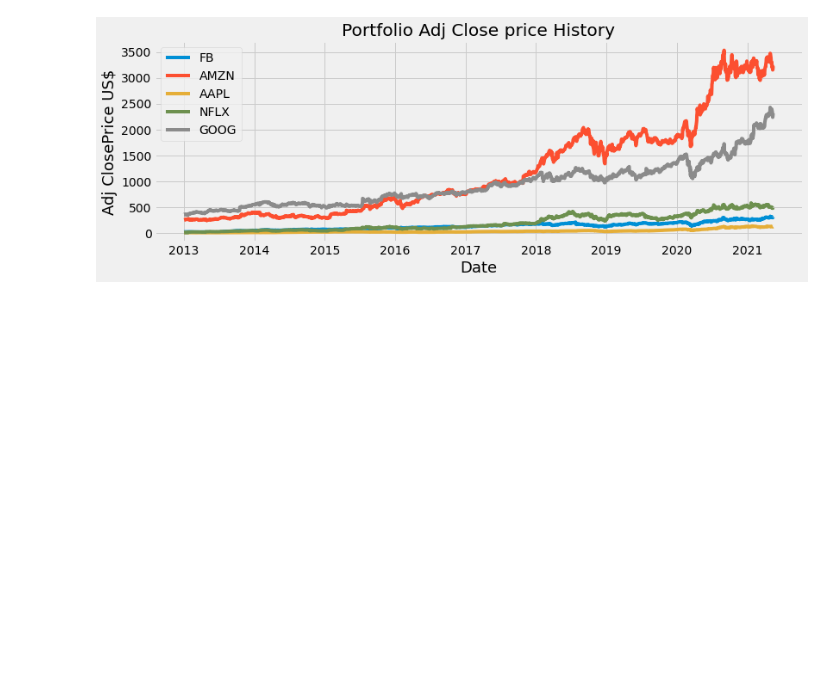
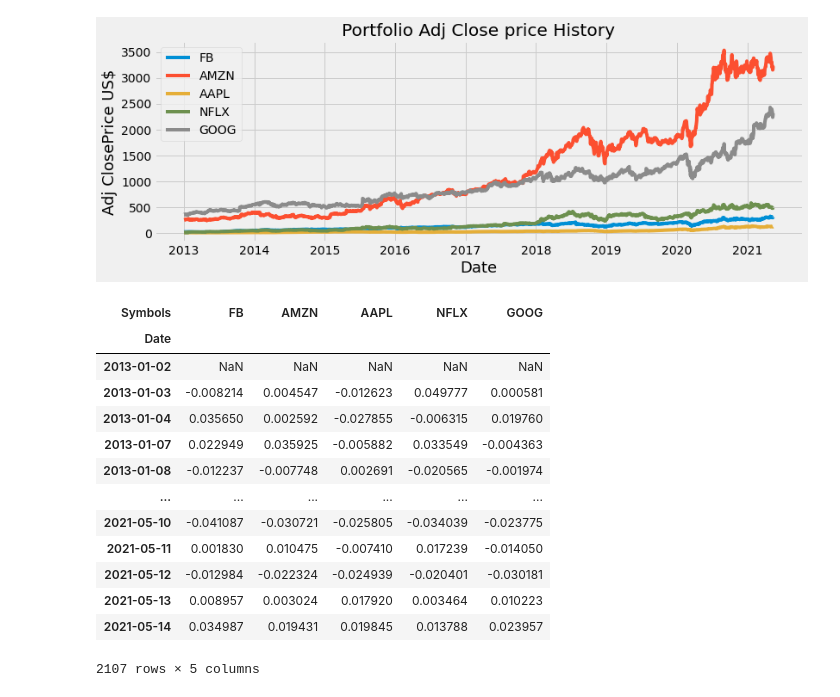
Before and after one commit to rcarasek/Python-for-Investment, a Jupyter notebook: Python_For_FinanceFAANG.ipynb, the cells around one changed output. Saved outputs shown, nothing was run; the diff lists cells and outputs as text; code cells hidden in the pictures; blank space fills up the shorter version.

```diff
--- a/Python_For_FinanceFAANG.ipynb
+++ b/Python_For_FinanceFAANG.ipynb
@@ -75,3 +77,23 @@ def showGraph(stocks=stockSymbols , start=stockStartDate , end=today , col='Adj
 showGraph(stockSymbols)
 # %% [output]
 [figure]
+# %%
+# calculate the simple returns
+daily_simple_returns = my_stocks.pct_change(1)
+
+daily_simple_returns
+# %% [output]
+| Symbols | FB | AMZN | AAPL | NFLX | GOOG |
+| Date |  |  |  |  |  |
+| 2013-01-02 | NaN | NaN | NaN | NaN | NaN |
+| 2013-01-03 | -0.008214 | 0.004547 | -0.012623 | 0.049777 | 0.000581 |
+| 2013-01-04 | 0.035650 | 0.002592 | -0.027855 | -0.006315 | 0.019760 |
+| 2013-01-07 | 0.022949 | 0.035925 | -0.005882 | 0.033549 | -0.004363 |
+| 2013-01-08 | -0.012237 | -0.007748 | 0.002691 | -0.020565 | -0.001974 |
+| ... | ... | ... | ... | ... | ... |
+| 2021-05-10 | -0.041087 | -0.030721 | -0.025805 | -0.034039 | -0.023775 |
+| 2021-05-11 | 0.001830 | 0.010475 | -0.007410 | 0.017239 | -0.014050 |
+| 2021-05-12 | -0.012984 | -0.022324 | -0.024939 | -0.020401 | -0.030181 |
+| 2021-05-13 | 0.008957 | 0.003024 | 0.017920 | 0.003464 | 0.010223 |
+| 2021-05-14 | 0.034987 | 0.019431 | 0.019845 | 0.013788 | 0.023957 |
+2107 rows × 5 columns
```
Also changed, not shown: parts of 13 cells of this notebook.
